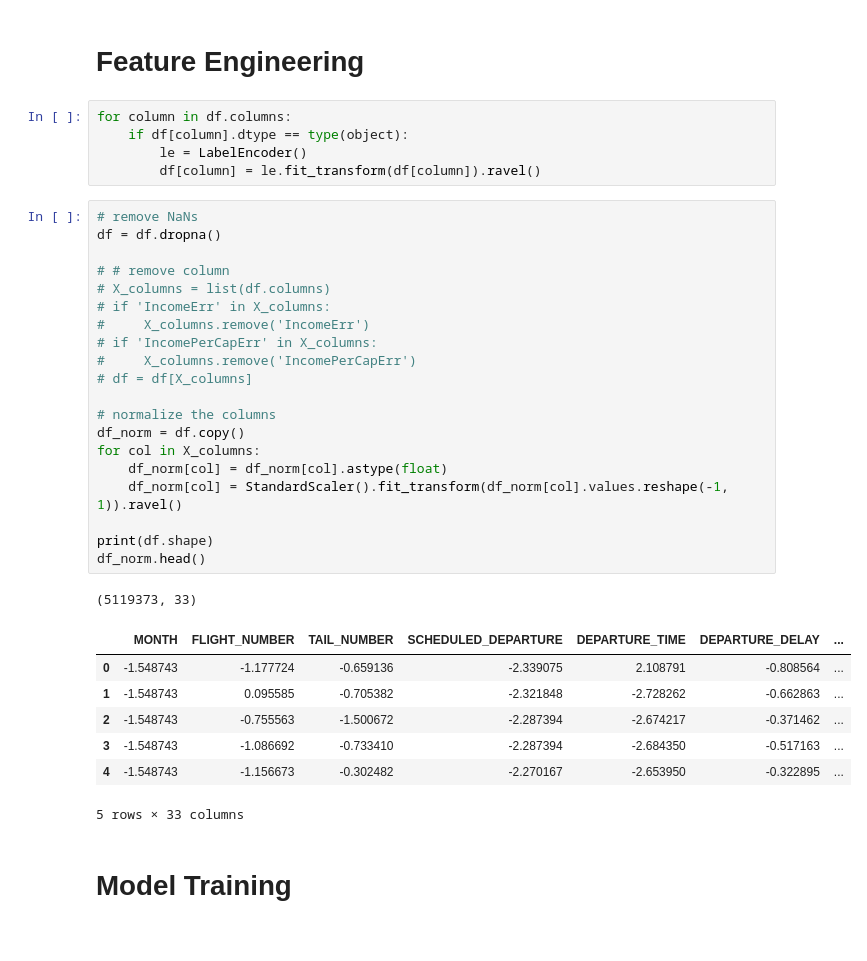
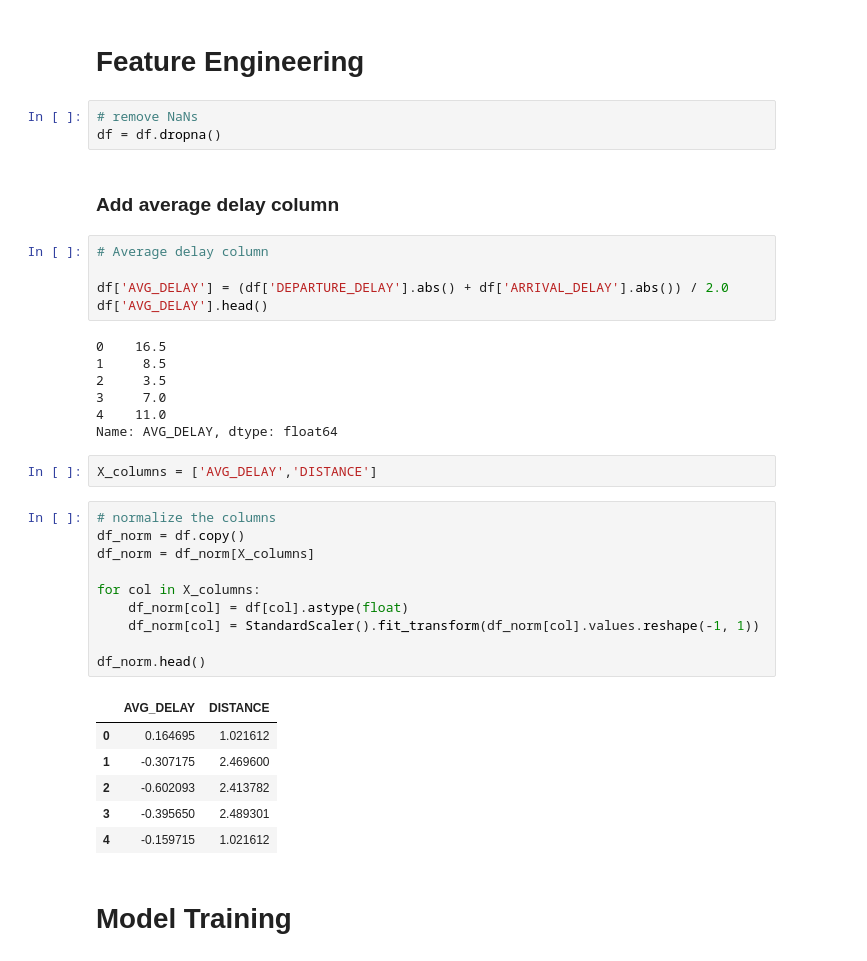
Before and after one commit to ArwaSheraky/Airlines-Delay-Analysis, a Jupyter notebook: Unsupervised_Learning/clustering-kmeans.ipynb, the cells around one changed output. Saved outputs shown, nothing was run; the diff lists cells and outputs as text.

```diff
--- a/Unsupervised_Learning/clustering-kmeans.ipynb
+++ b/Unsupervised_Learning/clustering-kmeans.ipynb
@@ -35,39 +48,41 @@ df.head()
 # %% [markdown]
 # Feature Engineering
-# %%
-for column in df.columns:
-    if df[column].dtype == type(object):
-        le = LabelEncoder()
-        df[column] = le.fit_transform(df[column]).ravel()
+# %%
+# remove NaNs
+df = df.dropna()
+# %% [markdown]
+### Add average delay column
+# %%
+# Average delay column
+
+df['AVG_DELAY'] = (df['DEPARTURE_DELAY'].abs() + df['ARRIVAL_DELAY'].abs()) / 2.0
+df['AVG_DELAY'].head()
+# %% [output]
+0    16.5
+1     8.5
+2     3.5
+3     7.0
+4    11.0
+Name: AVG_DELAY, dtype: float64
+# %%
+X_columns = ['AVG_DELAY','DISTANCE']
 # %%
-# remove NaNs
-df = df.dropna()
-
-# # remove column
-# X_columns = list(df.columns)
-# if 'IncomeErr' in X_columns:
-#     X_columns.remove('IncomeErr')
-# if 'IncomePerCapErr' in X_columns:
-#     X_columns.remove('IncomePerCapErr')
-# df = df[X_columns]
-
 # normalize the columns
 df_norm = df.copy()
+df_norm = df_norm[X_columns]
+
 for col in X_columns:
-    df_norm[col] = df_norm[col].astype(float)
-    df_norm[col] = StandardScaler().fit_transform(df_norm[col].values.reshape(-1, 1)).ravel()
+    df_norm[col] = df[col].astype(float)
+    df_norm[col] = StandardScaler().fit_transform(df_norm[col].values.reshape(-1, 1))
 
-print(df.shape)
 df_norm.head()
 # %% [output]
-(5119373, 33)
-|  | MONTH | FLIGHT_NUMBER | TAIL_NUMBER | SCHEDULED_DEPARTURE | DEPARTURE_TIME | DEPARTURE_DELAY | ... |
-| 0 | -1.548743 | -1.177724 | -0.659136 | -2.339075 | 2.108791 | -0.808564 | ... |
-| 1 | -1.548743 | 0.095585 | -0.705382 | -2.321848 | -2.728262 | -0.662863 | ... |
-| 2 | -1.548743 | -0.755563 | -1.500672 | -2.287394 | -2.674217 | -0.371462 | ... |
-| 3 | -1.548743 | -1.086692 | -0.733410 | -2.287394 | -2.684350 | -0.517163 | ... |
-| 4 | -1.548743 | -1.156673 | -0.302482 | -2.270167 | -2.653950 | -0.322895 | ... |
+|  | AVG_DELAY | DISTANCE |
+| 0 | 0.164695 | 1.021612 |
+| 1 | -0.307175 | 2.469600 |
+| 2 | -0.602093 | 2.413782 |
+| 3 | -0.395650 | 2.489301 |
+| 4 | -0.159715 | 1.021612 |
-5 rows × 33 columns
 # %% [markdown]
 # Model Training
 # %% [markdown]
```
Also changed, not shown: parts of 17 cells of this notebook.
